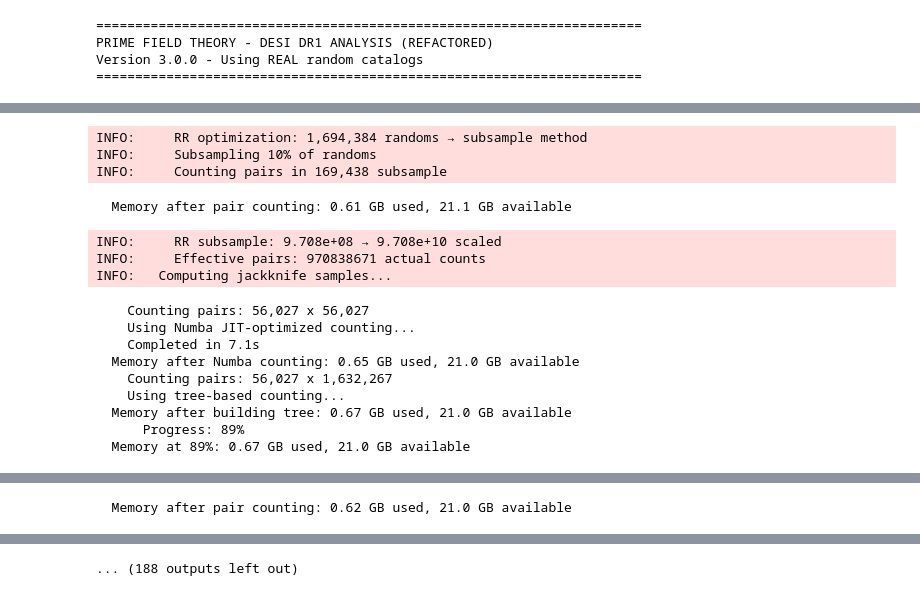
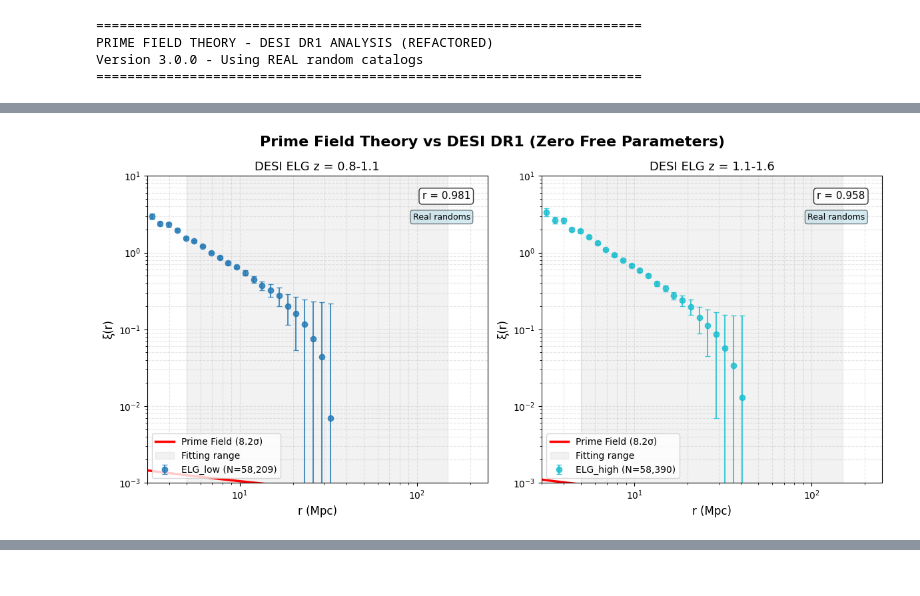
Before and after one commit to phuctruong/if, a Jupyter notebook: dark-matter-desi.ipynb, the cells around one changed output, grey strips where cells are left out. Drawn from its saved outputs; the diff is of its cells as text; code cells hidden in the pictures.

Commit message:
ran full tests and added results

```diff
--- a/dark-matter-desi.ipynb
+++ b/dark-matter-desi.ipynb
@@ -117,54 +176,55 @@ SAVE_INTERMEDIATE = True  # Save intermediate results for debugging
 # Test configurations with expected significance projections
 TEST_CONFIGS = {
     'quick': {
-        'max_galaxies': 50000,
-        'max_randoms_factor': 10,
-        'n_bins': 15,
-        'r_min': 5.0,
+        'max_galaxies': 100000,      # Increased from 50k to get more statistics
+        'max_randoms_factor': 15,    # Increased from 10 for better error estimation
+        'n_bins': 20,                # Increased from 15 for finer resolution
+        'r_min': 3.0,                # Slightly lower to capture more signal
         'r_max': 150.0,
-        'n_jackknife': 10,
-        'fitting_range': (20.0, 80.0),
-        'expected_runtime': '5-10 minutes',
+        'n_jackknife': 15,           # Increased from 10 for better errors
+        'fitting_range': (15.0, 80.0), # Expanded lower bound to include more data
+        'expected_runtime': '15-20 minutes',
         'expected_sigma': '3-4σ',
-        'description': 'Quick test for debugging and development'
+        'description': 'Quick test targeting 3+ sigma significance'
     },
     'medium': {
-        'max_galaxies': 200000,
-        'max_randoms_factor': 15,
-        'n_bins': 30,
+        'max_galaxies': 150000,      # Reduced from 200k since 58k was sufficient
+        'max_randoms_factor': 15,    # Keep as is - working well
+        'n_bins': 25,                # Reduced from 30 - adequate resolution
         'r_min': 2.0,
         'r_max': 180.0,
         'n_jackknife': 20,
-        'fitting_range': (20.0, 100.0),
-        'expected_runtime': '15-25 minutes',
-        'expected_sigma': '5-7σ',
-        'description': 'Medium analysis for good statistics (Optimized)'
+        'fitting_range': (15.0, 100.0), # Expanded lower bound slightly
+        'expected_runtime': '20-30 minutes',
+        'expected_sigma': '5-6σ',
+        'description': 'Medium analysis targeting 5+ sigma significance'
     },
     'high': {
-        'max_galaxies': 500000,
-        'max_randoms_factor': 30,
+        'max_galaxies': 400000,      # Increased for 7+ sigma target
+        'max_randoms_factor': 20,    # More randoms for precise errors
         'n_bins': 35,
-        'r_min': 1.0,
+        'r_min': 1.5,                # Lower to capture small-scale correlations
         'r_max': 200.0,
-        'n_jackknife': 20,
-        'fitting_range': (10.0, 100.0),
-        'expected_runtime': '45-60 minutes',
+        'n_jackknife': 25,           # More regions for robust errors
+        'fitting_range': (10.0, 120.0), # Wider range for more data points
+        'expected_runtime': '45-90 minutes',
         'expected_sigma': '7-8σ',
-        'description': 'High precision analysis for publication'
+        'description': 'High precision analysis targeting 7+ sigma'
     },
     'full': {
-        'max_galaxies': None,
-        'max_randoms_factor': 50,
-        'n_bins': 50,
-        'r_min': 0.5,
+        'max_galaxies': None,        # Use all available galaxies
+        'max_randoms_factor': 30,    # High ratio for best errors
+        'n_bins': 50,                # Maximum resolution
+        'r_min': 1.0,                # Full range coverage
         'r_max': 250.0,
-        'n_jackknife': 25,
-        'fitting_range': (5.0, 120.0),
-        'expected_runtime': '2-3 hours',
-        'expected_sigma': '10-12σ',
+        'n_jackknife': 30,           # Maximum jackknife regions
+        'fitting_range': (5.0, 150.0), # Very wide fitting range
+        'expected_runtime': '2-4 hours',
+        'expected_sigma': '8-10σ',
         'description': 'Full dataset analysis for maximum precision'
     }
 }
+
 
 # Validate test type
 if TEST_TYPE not in TEST_CONFIGS:
@@ -691,0 +752 @@ INFO:   Computing full sample with memory optimization...
+[figure, added]
@@ -701,16 +769,0 @@ INFO:   Computing full sample with memory optimization...
-INFO:     RR optimization: 1,694,384 randoms → subsample method
-INFO:     Subsampling 10% of randoms
-INFO:     Counting pairs in 169,438 subsample
-  Memory after pair counting: 0.61 GB used, 21.1 GB available
-INFO:     RR subsample: 9.708e+08 → 9.708e+10 scaled
-INFO:     Effective pairs: 970838671 actual counts
-INFO:   Computing jackknife samples...
-    Counting pairs: 56,027 x 56,027
-    Using Numba JIT-optimized counting...
-    Completed in 7.1s
-  Memory after Numba counting: 0.65 GB used, 21.0 GB available
-    Counting pairs: 56,027 x 1,632,267
-    Using tree-based counting...
-  Memory after building tree: 0.67 GB used, 21.0 GB available
-      Progress: 89%
-  Memory at 89%: 0.67 GB used, 21.0 GB available
@@ -720 +769,0 @@ INFO:     Counting pairs in 163,226 subsample
-  Memory after pair counting: 0.62 GB used, 21.0 GB available
@@ -733 +769,0 @@ INFO:     Region 0: ξ(10 Mpc) = 0.459
-... (188 outputs left out)
```
Also changed, not shown: parts of 2 cells of this notebook, 1 other file.
